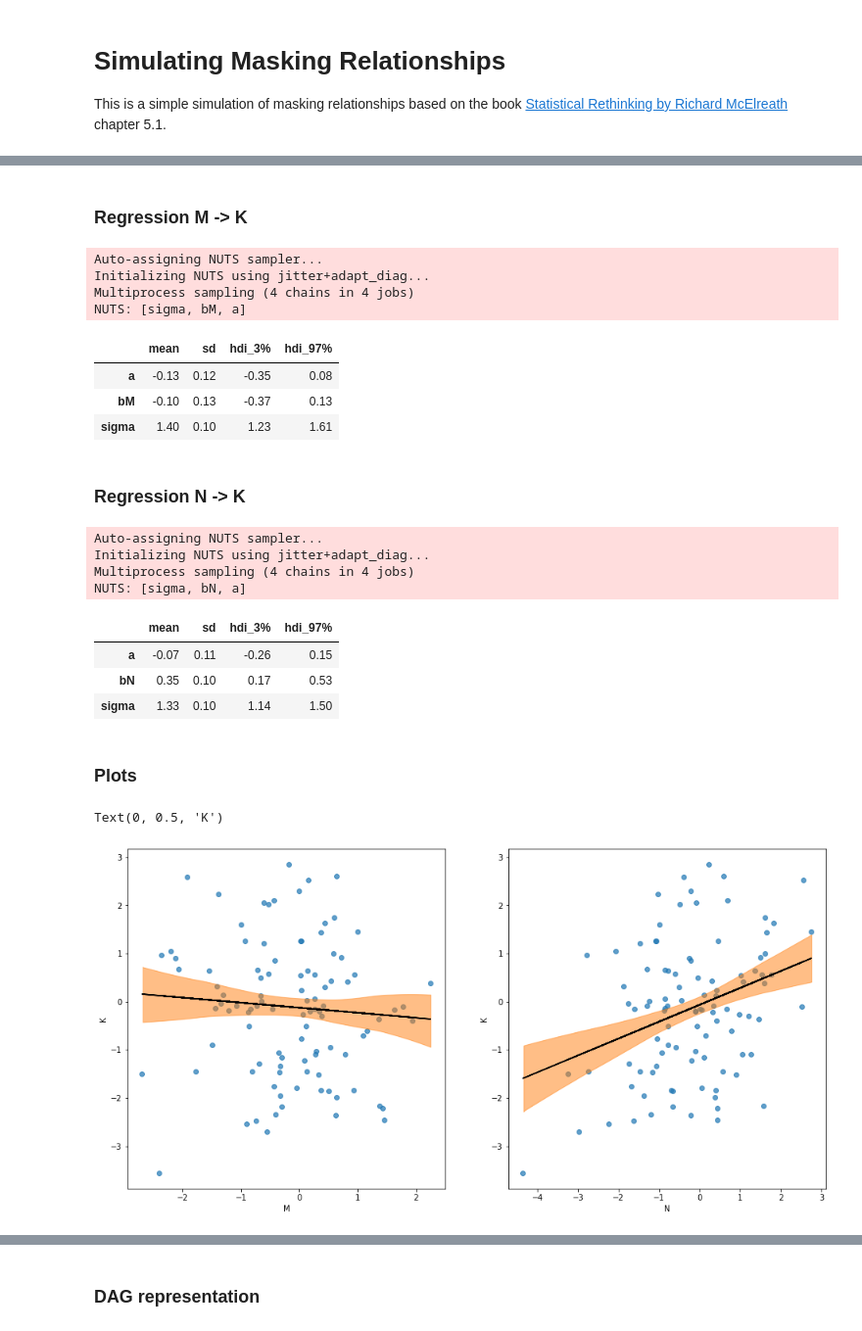
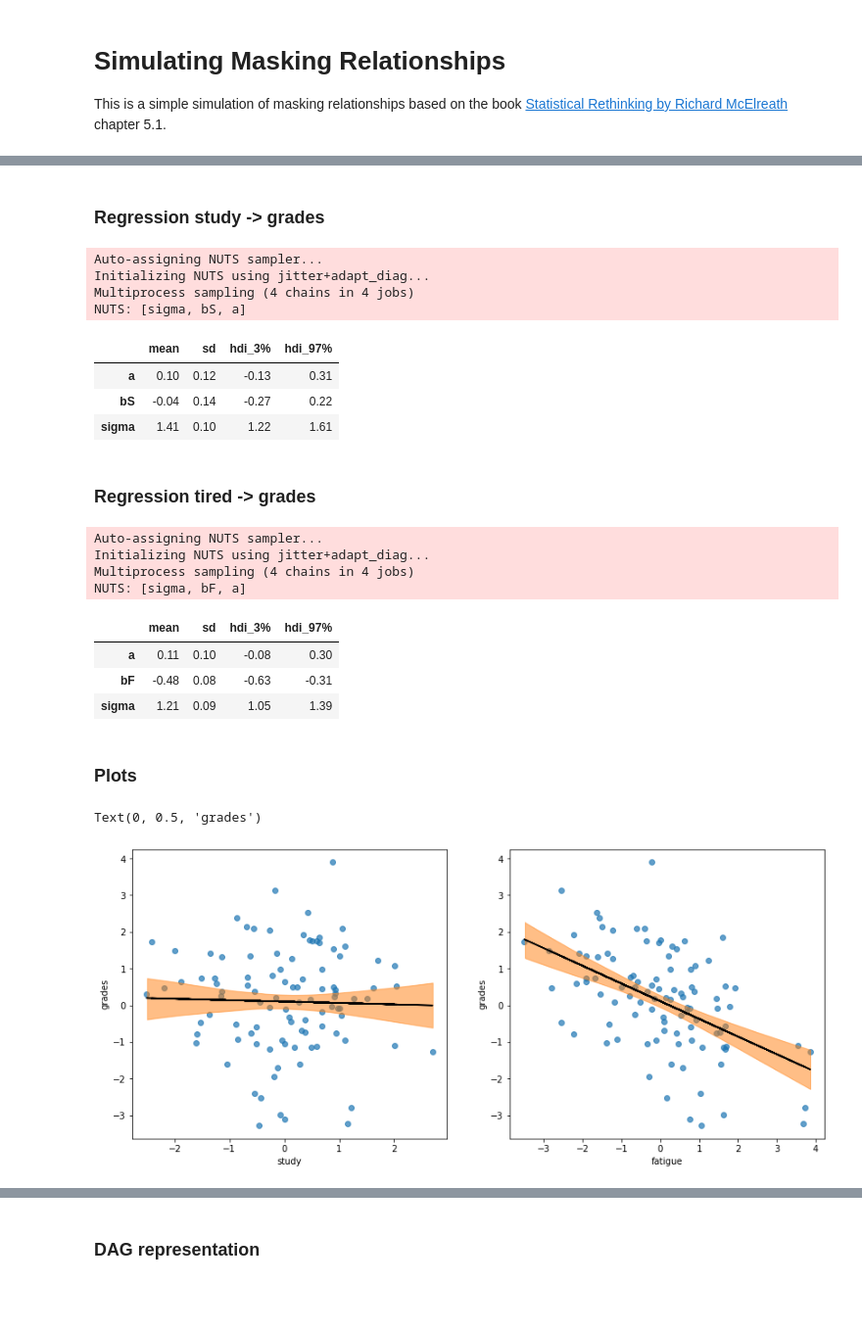
Before and after one commit to elisiojsj/Data-Science, a Jupyter notebook: Masking_relationship_simulation.ipynb, the cells around one changed output, grey strips where cells are left out. Shown at 98% size. Drawn from its saved outputs; the diff is of its cells as text; code cells hidden in the pictures; blank space fills up the shorter version.

```diff
--- a/Masking_relationship_simulation.ipynb
+++ b/Masking_relationship_simulation.ipynb
@@ -60,52 +65,52 @@ df.corr()
 # %% [markdown]
-### Regression  M -> K
+### Regression  study -> grades
 # %%
 with pm.Model() as mk_model:
     a = pm.Normal('a', 0, 0.2)
-    bM = pm.Normal('bM', 0, 0.5)
+    bS = pm.Normal('bS', 0, 0.5)
     sigma = pm.Exponential('sigma', 1)
 
-    mu = pm.Deterministic('mu', a + bM*df['M'])
-    K = pm.Normal('K', mu=mu, sigma=sigma, observed=df['K'])
+    mu = pm.Deterministic('mu', a + bS*df['study'])
+    grades = pm.Normal('grades', mu=mu, sigma=sigma, observed=df['grades'])
 
-    mk_trace = pm.sample(tune=2000)
+    sg_trace = pm.sample(tune=2000)
 # %% [output]
 Auto-assigning NUTS sampler...
 Initializing NUTS using jitter+adapt_diag...
 Multiprocess sampling (4 chains in 4 jobs)
-NUTS: [sigma, bM, a]
+NUTS: [sigma, bS, a]
 # %%
 varnames = ['~mu']
-az.summary(mk_trace, varnames, round_to=2, kind="stats")
+az.summary(sg_trace, varnames, round_to=2, kind="stats")
 # %% [output]
 |  | mean | sd | hdi_3% | hdi_97% |
-| a | -0.13 | 0.12 | -0.35 | 0.08 |
-| bM | -0.10 | 0.13 | -0.37 | 0.13 |
-| sigma | 1.40 | 0.10 | 1.23 | 1.61 |
+| a | 0.10 | 0.12 | -0.13 | 0.31 |
+| bS | -0.04 | 0.14 | -0.27 | 0.22 |
+| sigma | 1.41 | 0.10 | 1.22 | 1.61 |
 # %% [markdown]
-### Regression  N -> K
+### Regression  tired -> grades
 # %%
 with pm.Model() as nk_model:
     a = pm.Normal('a', 0, 0.2)
-    bN = pm.Normal('bN', 0, 0.5)
+    bF = pm.Normal('bF', 0, 0.5)
     sigma = pm.Exponential('sigma', 1)
 
-    mu = pm.Deterministic('mu', a + bN*df['N'])
-    K = pm.Normal('K', mu=mu, sigma=sigma, observed=df['K'])
+    mu = pm.Deterministic('mu', a + bF*df['fatigue'])
+    grades = pm.Normal('grades', mu=mu, sigma=sigma, observed=df['grades'])
 
-    nk_trace = pm.sample(tune=2000)
+    fg_trace = pm.sample(tune=2000)
 # %% [output]
 Auto-assigning NUTS sampler...
 Initializing NUTS using jitter+adapt_diag...
 Multiprocess sampling (4 chains in 4 jobs)
-NUTS: [sigma, bN, a]
+NUTS: [sigma, bF, a]
 # %%
 varnames = ['~mu']
-az.summary(nk_trace, varnames, round_to=2, kind="stats")
+az.summary(fg_trace, varnames, round_to=2, kind="stats")
 # %% [output]
 |  | mean | sd | hdi_3% | hdi_97% |
-| a | -0.07 | 0.11 | -0.26 | 0.15 |
-| bN | 0.35 | 0.10 | 0.17 | 0.53 |
-| sigma | 1.33 | 0.10 | 1.14 | 1.50 |
+| a | 0.11 | 0.10 | -0.08 | 0.30 |
+| bF | -0.48 | 0.08 | -0.63 | -0.31 |
+| sigma | 1.21 | 0.09 | 1.05 | 1.39 |
 # %% [markdown]
 ### Plots
@@ -118,18 +117,24 @@ nk_mu_mean = nk_mu_pred.mean(0)
+# %%
+sg_mu_pred = sg_trace['mu']
+sg_mu_mean = sg_mu_pred.mean(0)
+# %%
+fg_mu_pred = fg_trace['mu']
+fg_mu_mean = fg_mu_pred.mean(0)
 # %%
-_, ax = plt.subplots(1, 2, figsize=(16, 8))
+_, ax = plt.subplots(1, 2, figsize=(14, 6))
 
-ax[0].scatter(df.M, df.K, alpha=0.7)
-ax[0].plot(df.M, mk_mu_mean, color='black')
-az.plot_hdi(df.M, mk_mu_pred, ax=ax[0], hdi_prob=0.89)
-ax[0].set_xlabel('M')
-ax[0].set_ylabel('K')
+ax[0].scatter(df.study, df.grades, alpha=0.7)
+ax[0].plot(df.study, sg_mu_mean, color='black')
+az.plot_hdi(df.study, sg_mu_pred, ax=ax[0], hdi_prob=0.89)
+ax[0].set_xlabel('study')
+ax[0].set_ylabel('grades')
 
-ax[1].scatter(df.N, df.K, alpha=0.7)
-ax[1].plot(df.N, nk_mu_mean, color='black')
-az.plot_hdi(df.N, nk_mu_pred, ax=ax[1], hdi_prob=0.89)
-ax[1].set_xlabel('N')
-ax[1].set_ylabel('K')
+ax[1].scatter(df.fatigue, df.grades, alpha=0.7)
+ax[1].plot(df.fatigue, fg_mu_mean, color='black')
+az.plot_hdi(df.fatigue, fg_mu_pred, ax=ax[1], hdi_prob=0.89)
+ax[1].set_xlabel('fatigue')
+ax[1].set_ylabel('grades')
 # %% [output]
-Text(0, 0.5, 'K')
+Text(0, 0.5, 'grades')
-[figure, old version]
+[figure, new version]
 # %% [markdown]
```
Also changed, not shown: parts of 20 cells of this notebook, 1 other file.
